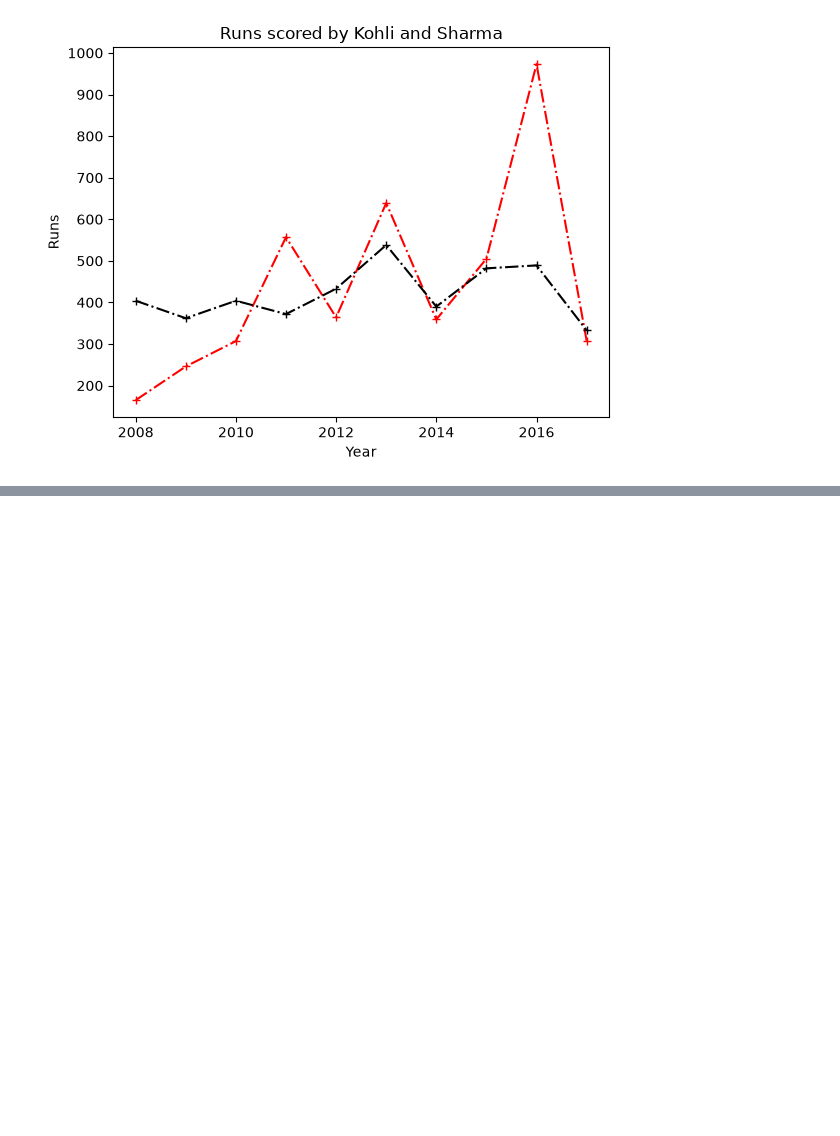
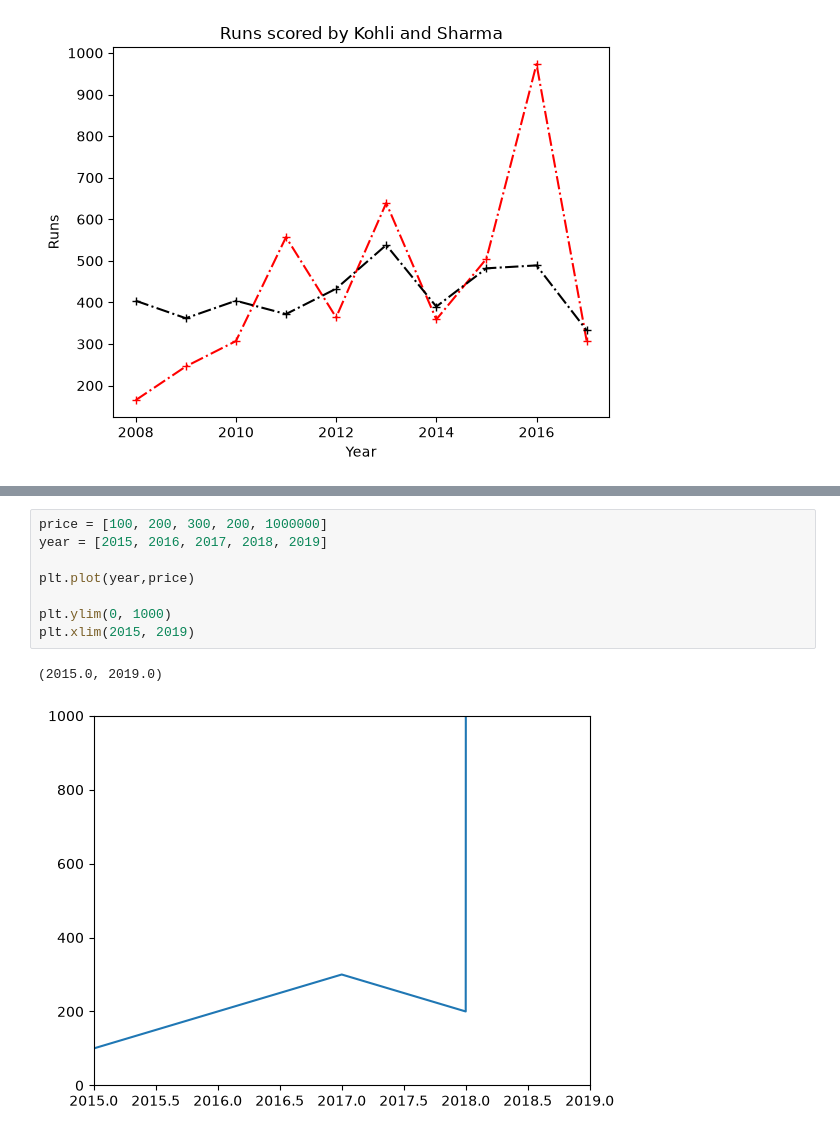
Before and after one commit to Rishit1769/Matplotlib, a Jupyter notebook: main.ipynb, the cells around one changed output, grey strips where cells are left out. Saved outputs shown, nothing was run; the diff lists cells and outputs as text; blank space fills up the shorter version.

```diff
--- a/main.ipynb
+++ b/main.ipynb
@@ -73,0 +87,11 @@ Text(0, 0.5, 'Runs')
+# %%
+price = [100, 200, 300, 200, 1000000]
+year = [2015, 2016, 2017, 2018, 2019]
+
+plt.plot(year,price)
+
+plt.ylim(0, 1000)
+plt.xlim(2015, 2019)
+# %% [output]
+(2015.0, 2019.0)
+[figure, added]
```
Also changed, not shown: parts of 3 cells of this notebook.
